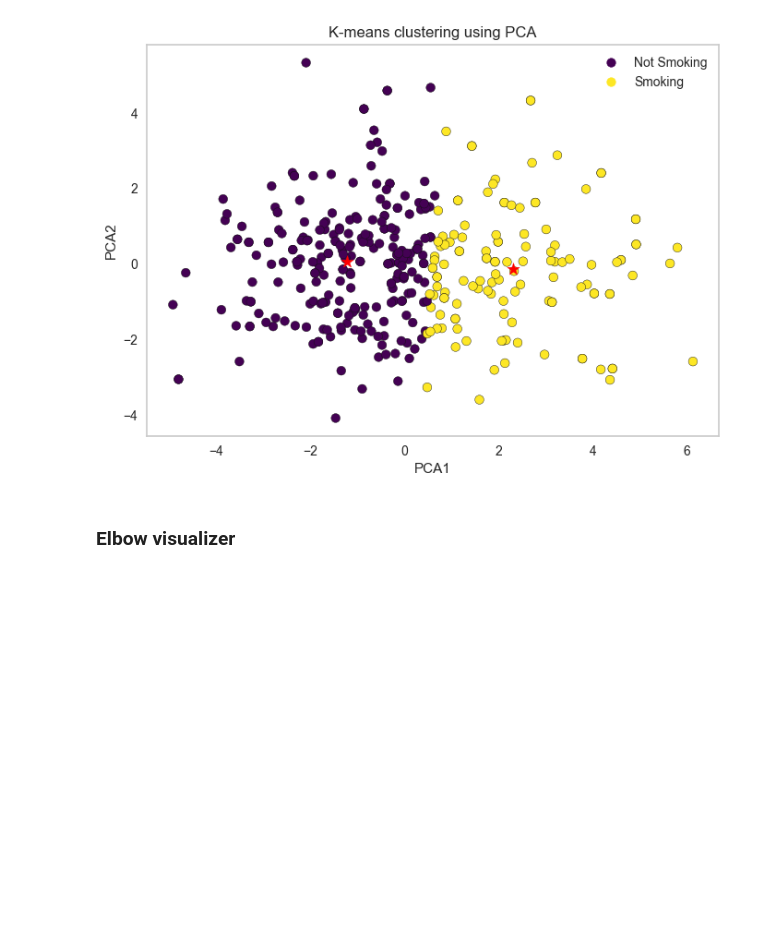
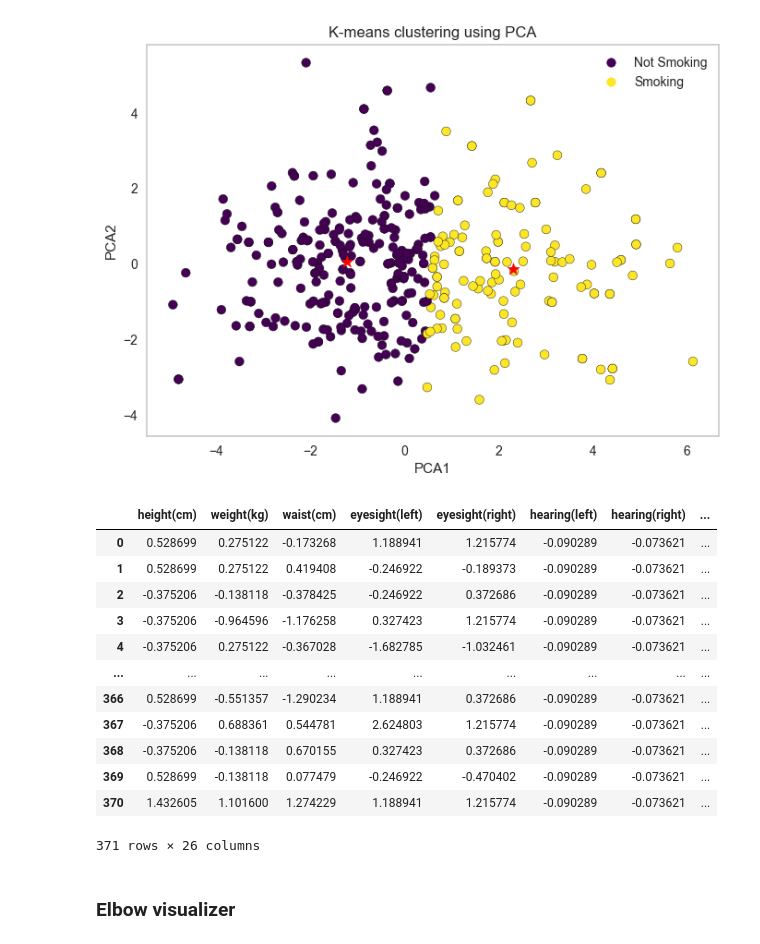
Before and after one commit to balooooooooo/machine_learning_1_coursework, a Jupyter notebook: clustering.ipynb, the cells around one changed output. Drawn from its saved outputs; the diff is of its cells as text; code cells hidden in the pictures; blank space fills up the shorter version.

```diff
--- a/clustering.ipynb
+++ b/clustering.ipynb
@@ -51,6 +54,22 @@ plt.show()
 # %% [output]
 [figure]
 [figure]
+# %%
+clustering_data
+# %% [output]
+|  | height(cm) | weight(kg) | waist(cm) | eyesight(left) | eyesight(right) | hearing(left) | hearing(right) | ... |
+| 0 | 0.528699 | 0.275122 | -0.173268 | 1.188941 | 1.215774 | -0.090289 | -0.073621 | ... |
+| 1 | 0.528699 | 0.275122 | 0.419408 | -0.246922 | -0.189373 | -0.090289 | -0.073621 | ... |
+| 2 | -0.375206 | -0.138118 | -0.378425 | -0.246922 | 0.372686 | -0.090289 | -0.073621 | ... |
+| 3 | -0.375206 | -0.964596 | -1.176258 | 0.327423 | 1.215774 | -0.090289 | -0.073621 | ... |
+| 4 | -0.375206 | 0.275122 | -0.367028 | -1.682785 | -1.032461 | -0.090289 | -0.073621 | ... |
+| ... | ... | ... | ... | ... | ... | ... | ... | ... |
+| 366 | 0.528699 | -0.551357 | -1.290234 | 1.188941 | 0.372686 | -0.090289 | -0.073621 | ... |
+| 367 | -0.375206 | 0.688361 | 0.544781 | 2.624803 | 1.215774 | -0.090289 | -0.073621 | ... |
+| 368 | -0.375206 | -0.138118 | 0.670155 | 0.327423 | 0.372686 | -0.090289 | -0.073621 | ... |
+| 369 | 0.528699 | -0.138118 | 0.077479 | -0.246922 | -0.470402 | -0.090289 | -0.073621 | ... |
+| 370 | 1.432605 | 1.101600 | 1.274229 | 1.188941 | 1.215774 | -0.090289 | -0.073621 | ... |
+371 rows × 26 columns
 # %% [markdown]
 ### Elbow visualizer
 # %%
```
Also changed, not shown: parts of 4 cells of this notebook, 1 other file.
